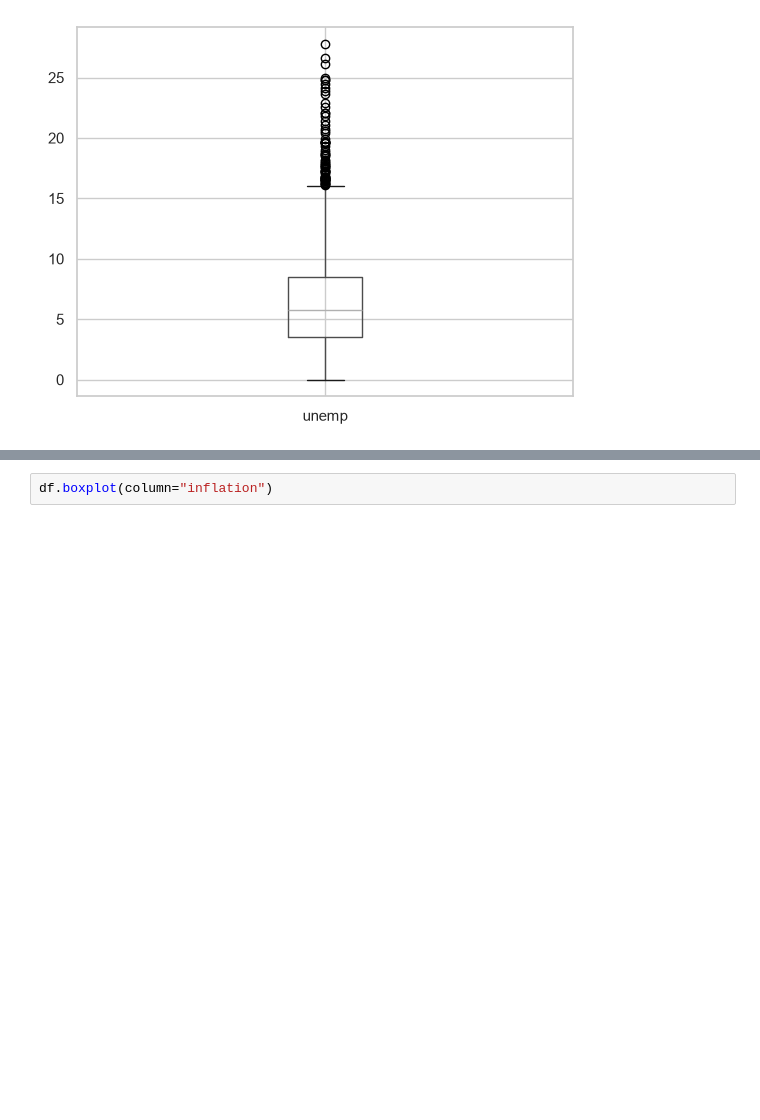
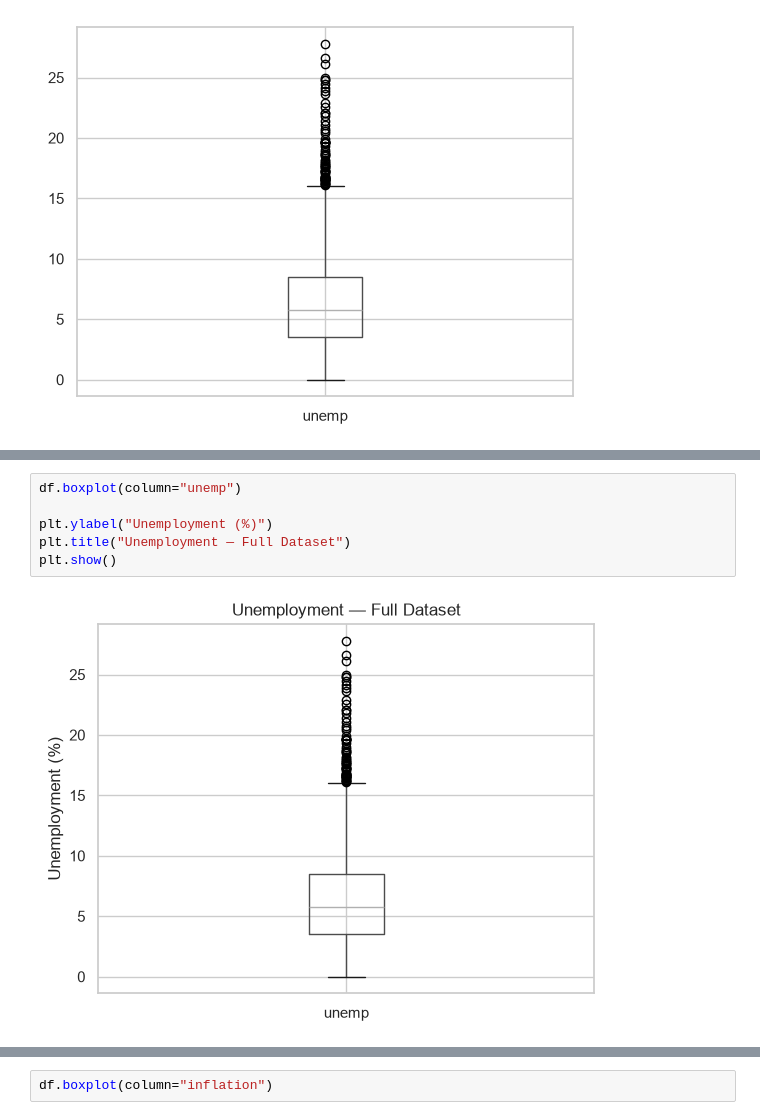
Before and after one commit to rekha-cyber/rekha_branch, a Jupyter notebook: notebooks/01_eda.ipynb, the cells around one changed output, grey strips where cells are left out. Drawn from its saved outputs; the diff is of its cells as text; blank space fills up the shorter version.

```diff
--- a/notebooks/01_eda.ipynb
+++ b/notebooks/01_eda.ipynb
@@ -263,0 +302,8 @@ df.boxplot(column="unemp")
+# %%
+df.boxplot(column="unemp")
+
+plt.ylabel("Unemployment (%)")
+plt.title("Unemployment — Full Dataset")
+plt.show()
+# %% [output]
+[figure, added]
```
Also changed, not shown: parts of 46 cells of this notebook, 1 other file.
